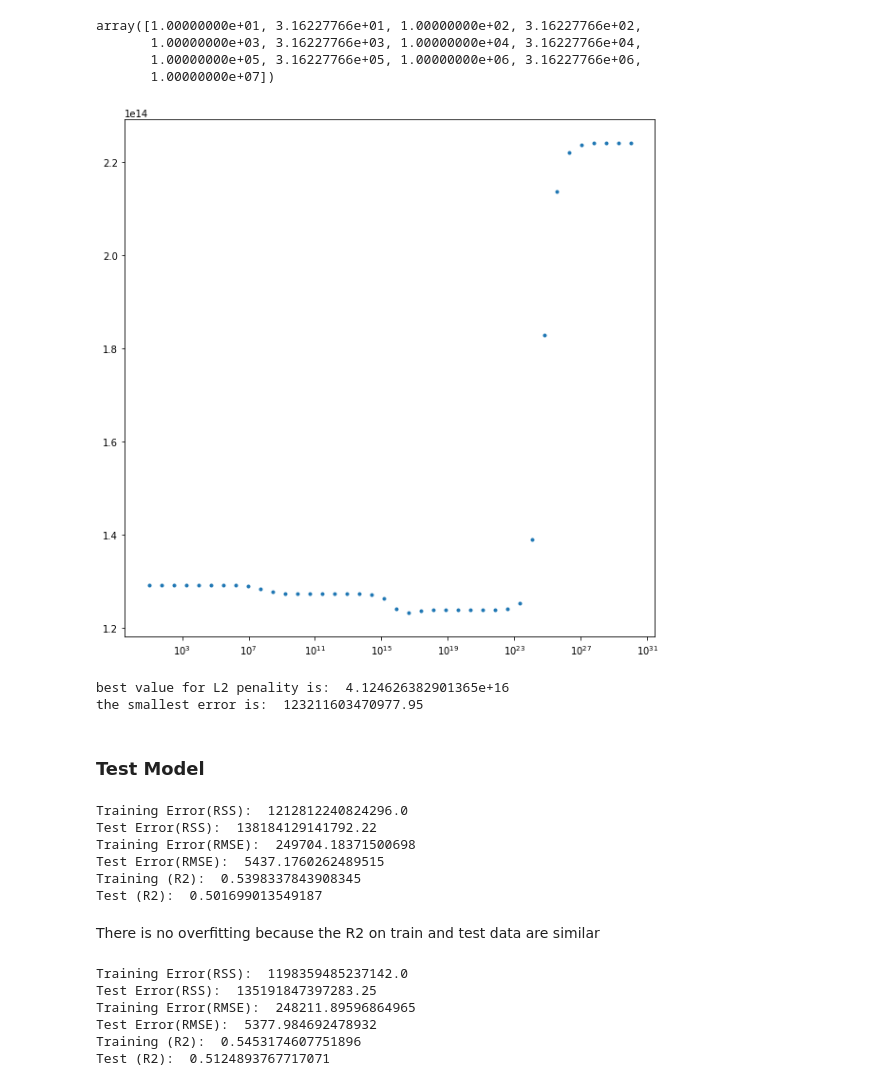
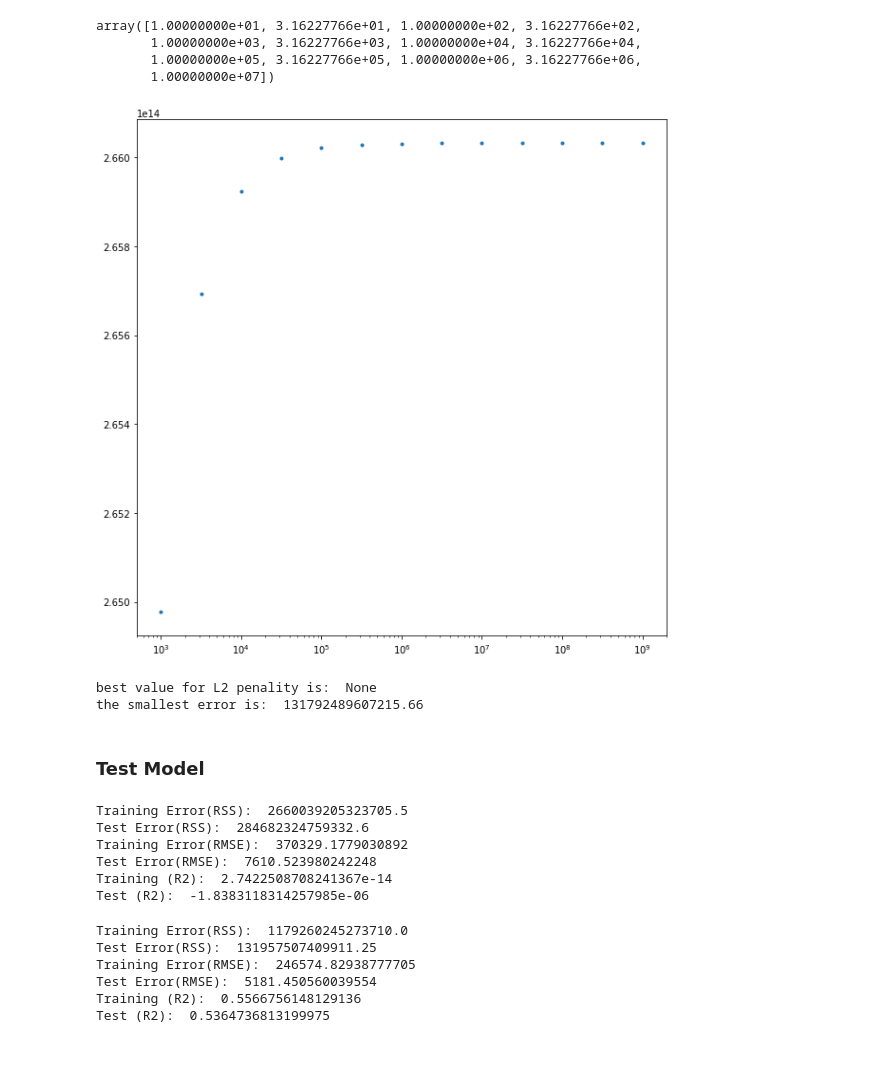
Before and after one commit to Tinsae/Machine-Learning-Projects, a Jupyter notebook: 2. Regression/4-ridge-regression-assignment-1(Standard Packages).ipynb, the cells around one changed output. Drawn from its saved outputs; the diff is of its cells as text; code cells hidden in the pictures; blank space fills up the shorter version.

```diff
--- a/2. Regression/4-ridge-regression-assignment-1(Standard Packages).ipynb
+++ b/2. Regression/4-ridge-regression-assignment-1(Standard Packages).ipynb
@@ -222,7 +232,7 @@ To estimate the generalization error well, it is crucial to shuffle the training
 # %%
-from sklearn.model_selection import train_test_split
-X = sales['sqft_living']
-y = sales['price']
-# obtain 10% test data and remaining 90%
-X_train_valid, X_test, y_train_valid, y_test = train_test_split(X, y, train_size = 0.9 , test_size=0.1, shuffle=True, random_state=5)
-X_train_valid.head()
+# from sklearn.model_selection import train_test_split
+# X = sales['sqft_living']
+# y = sales['price']
+# # obtain 10% test data and remaining 90%
+# X_train_valid, X_test, y_train_valid, y_test = train_test_split(X, y, train_size = 0.9 , test_size=0.1, shuffle=True)
+# X_train_valid.head()
@@ -242,6 +242,6 @@ whole data:  21613
 # %%
 # 10-fold cross-validation
-n = int(len(sales) * 0.9)
+n = len(X_train_valid)
 k = 10
 for i in range(k):
     start = (n * i) // k
@@ -264,6 +268,7 @@ for i in range(k):
 # perfrom k-fold cross validation on training-validation set
 def k_fold_cross_validation(k, l2_penalty, X, y):
     errors = []
+    n = len(X)
     for i in range(k):
         #Compute starting and ending indices of segment i and call 'start' and 'end'
         start = (n * i) // k
@@ -275,11 +280,12 @@ def k_fold_cross_validation(k, l2_penalty, X, y):
         X_train = X[0:start].append(X[end+1:n])
         y_train = y[0:start].append(y[end+1:n])
         #Train a linear model using training set just formed, with a given l2_penalty
-        model = Ridge(alpha=l2_penalty, fit_intercept=True)
+        model = Ridge(alpha=l2_penalty, normalize=True)
         model.fit(X_train, y_train)
         #Compute validation error using validation set just formed
         error = get_residual_sum_of_squares(model, X_val, y_val)
         errors.append(error)
+        #print("Lengths: ", len(X_val), len(X_train))
     #print(np.mean(errors))
     return np.mean(errors)
 # %% [markdown]
@@ -304,41 +310,41 @@ from sklearn.model_selection import train_test_split
 X = sales['sqft_living']
 y = sales['price']
 # obtain 10% test data and 90% train/validation ssaget
-X_train_valid, X_test, y_train_valid, y_test = train_test_split(X, y, train_size = 0.9 , test_size=0.1, shuffle=True, random_state=5)
+#X_train_valid, X_test, y_train_valid, y_test = train_test_split(X, y, train_size = 0.9 , test_size=0.1, shuffle=True, random_state=5)
 X_train_valid_poly = polynomial_dataframe(X_train_valid, 15)
 minimum = k_fold_cross_validation(10, 1, X_train_valid_poly, y_train_valid)
 best_lambda = None
 errors = []
-for L in np.logspace(1, 30, num=40):
+for L in np.logspace(3, 9, num=13):
     average_error = k_fold_cross_validation(10, L, X_train_valid_poly, y_train_valid)
     errors.append(average_error)
     #print(average_error)
     if(average_error < minimum):
         minimum = average_error
-        best_lamda = L
+        best_lambda = L
 # %%
 # Plot the l2_penalty values in the x axis and the cross-validation error in the y axis.
 # Using plt.xscale('log') will make your plot more intuitive.
 import matplotlib.pyplot as plt
 %matplotlib inline
 fig = plt.figure(figsize=(10,10))
 plt.xscale('log')
 plt.yscale('linear')
-plt.plot(np.logspace(1, 30, num=40),errors,'.')
+plt.plot(np.logspace(3, 9, num=13),errors,'.')
 plt.show()
 #look at the sweet spot (lamda=1e3)
 # %% [output]
-[figure, old version]
+[figure, new version]
 # %%
-print("best value for L2 penality is: " , best_lamda)
+print("best value for L2 penality is: " , best_lambda)
 print("the smallest error is: ", minimum)
 # %% [output]
-best value for L2 penality is:  4.124626382901365e+16
-the smallest error is:  123211603470977.95
+best value for L2 penality is:  None
+the smallest error is:  131792489607215.66
 # %% [markdown]
 ### Test Model
 # %%
-model = Ridge(alpha=4e16, fit_intercept=True)
+model = Ridge(alpha=minimum, normalize=True)
 model.fit(X_train_valid_poly, y_train_valid)
 rss_train = get_residual_sum_of_squares(model, X_train_valid_poly, y_train_valid)
 
@@ -353,17 +359,15 @@ from sklearn.metrics import r2_score
 print("Training (R2): ", r2_score(y_train_valid, model.predict(X_train_valid_poly)))
 print("Test (R2): ", r2_score(y_test, model.predict(X_test_poly)))
 # %% [output]
-Training Error(RSS):  1212812240824296.0
-Test Error(RSS):  138184129141792.22
-Training Error(RMSE):  249704.18371500698
-Test Error(RMSE):  5437.1760262489515
-Training (R2):  0.5398337843908345
-Test (R2):  0.501699013549187
+Training Error(RSS):  2660039205323705.5
+Test Error(RSS):  284682324759332.6
+Training Error(RMSE):  370329.1779030892
+Test Error(RMSE):  7610.523980242248
+Training (R2):  2.7422508708241367e-14
+Test (R2):  -1.8383118314257985e-06
-# %% [markdown]
-There is no overfitting because the R2 on train and test data are similar
 # %%
 # no regularization
-model = Ridge(alpha=0, fit_intercept=True)
+model = Ridge(alpha=0, fit_intercept=True, normalize=True)
 model.fit(X_train_valid_poly, y_train_valid)
 rss_train = get_residual_sum_of_squares(model, X_train_valid_poly, y_train_valid)
 
@@ -378,9 +382,9 @@ from sklearn.metrics import r2_score
 print("Training (R2): ", r2_score(y_train_valid, model.predict(X_train_valid_poly)))
 print("Test (R2): ", r2_score(y_test, model.predict(X_test_poly)))
 # %% [output]
-Training Error(RSS):  1198359485237142.0
-Test Error(RSS):  135191847397283.25
-Training Error(RMSE):  248211.89596864965
-Test Error(RMSE):  5377.984692478932
-Training (R2):  0.5453174607751896
-Test (R2):  0.5124893767717071
+Training Error(RSS):  1179260245273710.0
+Test Error(RSS):  131957507409911.25
+Training Error(RMSE):  246574.82938777705
+Test Error(RMSE):  5181.450560039554
+Training (R2):  0.5566756148129136
+Test (R2):  0.5364736813199975
```
Also changed, not shown: parts of 10 cells of this notebook.
